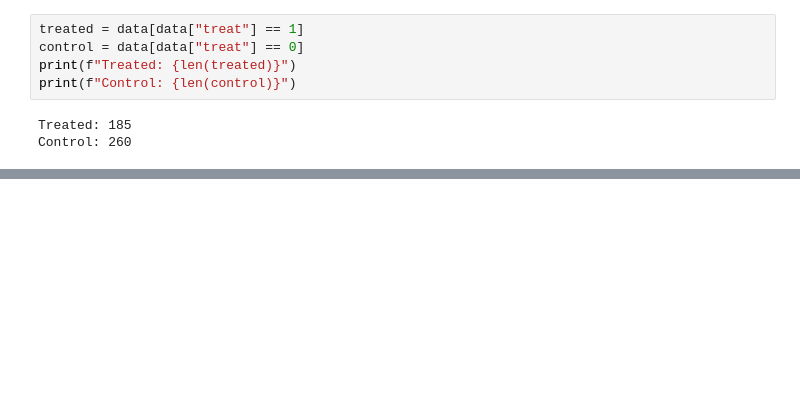
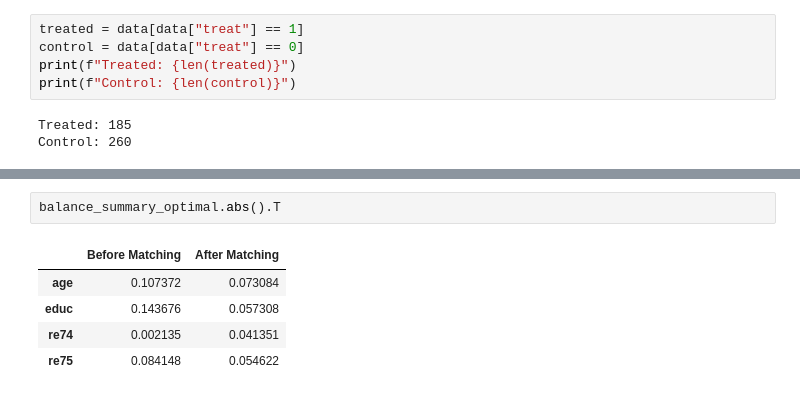
Before and after one commit to cmcap24/data-science-toolkit, a Jupyter notebook: notebooks/matching_example.ipynb, the cells around one changed output, grey strips where cells are left out. Saved outputs shown, nothing was run; the diff lists cells and outputs as text; blank space fills up the shorter version.

```diff
--- a/notebooks/matching_example.ipynb
+++ b/notebooks/matching_example.ipynb
@@ -48 +50,9 @@ balance_summary.abs().T
+# %%
+balance_summary_optimal.abs().T
+# %% [output]
+|  | Before Matching | After Matching |
+| age | 0.107372 | 0.073084 |
+| educ | 0.143676 | 0.057308 |
+| re74 | 0.002135 | 0.041351 |
+| re75 | 0.084148 | 0.054622 |
 # %%
```
Also changed, not shown: parts of 8 cells of this notebook, 3 other files.
